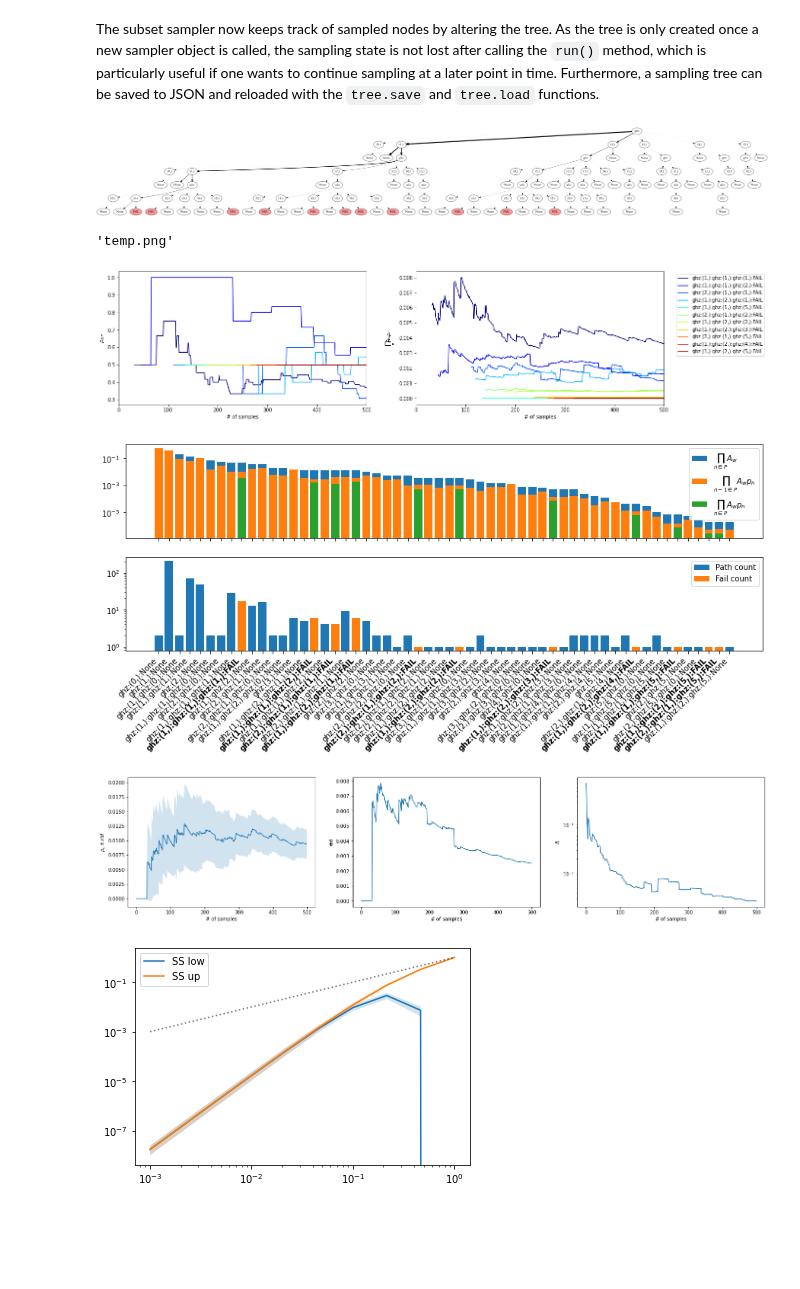
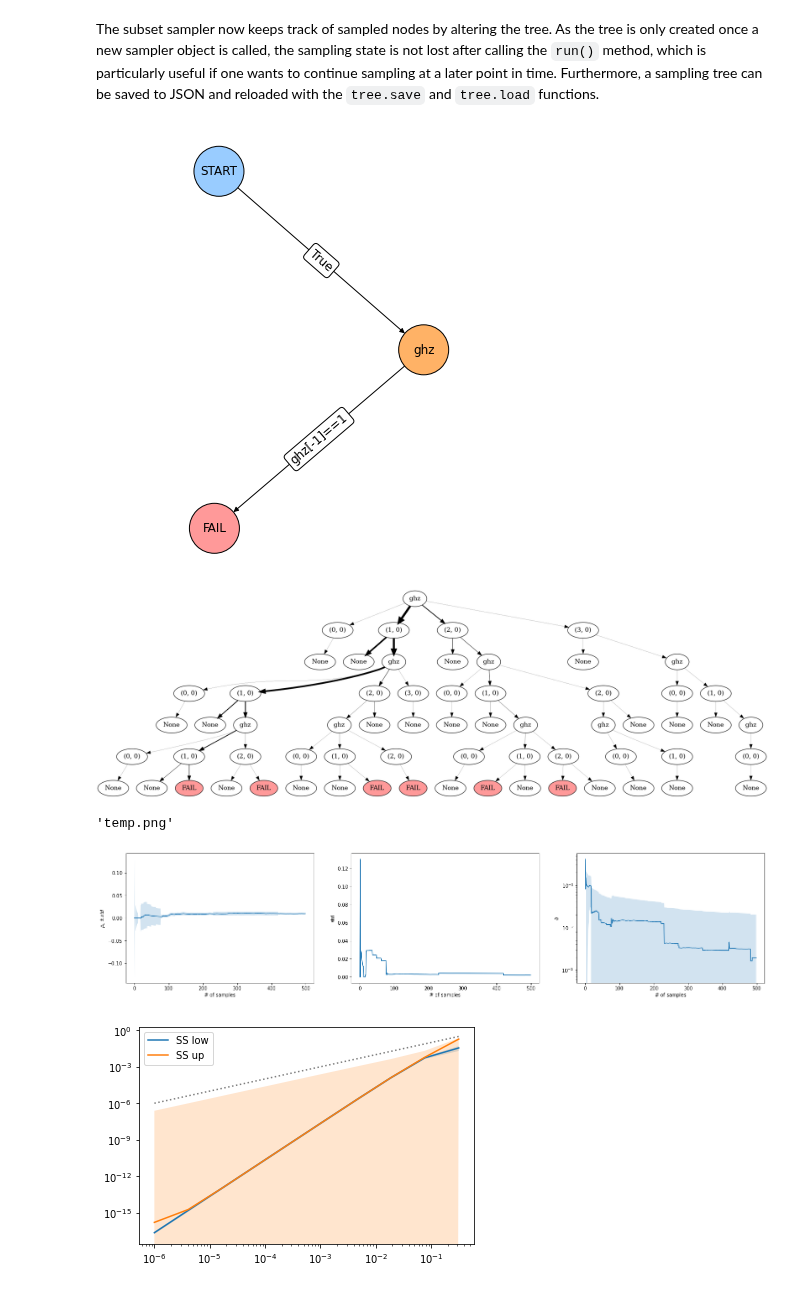
Before and after one commit to dpwinter/qsample, a Jupyter notebook: 05b_samplers.protocol_samplers.ipynb, the cells around one changed output. Drawn from its saved outputs; the diff is of its cells as text; code cells hidden in the pictures; blank space fills up the shorter version.

```diff
--- a/05b_samplers.protocol_samplers.ipynb
+++ b/05b_samplers.protocol_samplers.ipynb
@@ -117,7 +121,7 @@ def repeat(m):
     return len(m) < 3 and m[-1] == 1
 
 def logErr(m):
-    return len(m) >= 3 and m[-1] == 1 and m[-2] == 1 and m[-3] == 1
+    return len(m) >= 3 and m == [1,1,1]
 
 functions = {'logErr': logErr, 'repeat': repeat}
 
@@ -137,19 +141,23 @@ draw_protocol(g, figsize=(6,6))
 #slow
 
 from qsam.simulators.chp import ChpSimulator
+from qsam.simulators.projectq import StateVectorSimulator
 
 sample_range = np.logspace(-3,0,5)
-err_params = {'p': 1}
+err_params = {'p': sample_range}
 
-sam = Sampler(g, ChpSimulator)
-sam.setup(sample_range, err_params)
+fault_gen = Depolarizing(err_params)
+sam = Sampler(g, ChpSimulator, fault_gen)
+# sam = Sampler(g, StateVectorSimulator)
+
+# sam.setup(sample_range, err_params)
 
 callbacks = [
     cb.RelStdTarget(target=0.5),
     cb.PlotStats(sample_range),
-    cb.StatsPerSample(),
     # cb.VerboseCircuitExec()
 ]
-sam.run(n_samples=100, callbacks=callbacks)
+
+sam.run(n_samples=500, callbacks=callbacks)
 # %% [output]
 Rel. std target of 0.5 reached. Sampling stopped.
@@ -185,13 +192,13 @@ class CountNode(NodeMixin):
     @property
     def rate(self):
         assert not self.ckey and not self.is_root
-        if self.parent.counts < 2: return 0.5
+        if self.parent.counts == 0: return 0
         else: return self.counts / self.parent.counts
 
     @property
     def var(self, var_fn=math.Wilson_var):
         assert not self.ckey and not self.is_root
-        if self.parent.counts < 2: return 1.0
+        if self.parent.counts == 0: return 1.0
         else: return var_fn(self.rate, self.parent.counts)
 
     def __str__(self):
@@ -396,32 +447,54 @@ class SubsetSampler:
             if self.stop_sampling: break
 
         callbacks.on_sampler_end()
+# %%
+from qsam.protocol import Protocol, draw_protocol
+from qsam.circuit import Circuit
+
+ghz = Circuit([ {"init": {0,1,2,3,4}},
+                {"H": {0}},
+                {"CNOT": {(0,1)}},
+                {"CNOT": {(1,2)}},
+                {"CNOT": {(2,3)}},
+                {"CNOT": {(3,4)}},
+                {"CNOT": {(0,4)}},
+                {"measure": {4}}   ], ff_det=True)
+
+p = Protocol()
+p.add_nodes_from(['ghz'], circuits=[ghz])
+
+p.add_edge('START', 'ghz', check='True')
+
+p.add_edge('ghz', 'FAIL', check='ghz[-1]==1')
+
+draw_protocol(p, figsize=(6,6))
+# %% [output]
+[figure, added]
 # %%
 #slow
 from qsam.simulators.chp import ChpSimulator as CHP
+# from qsam.simulators.projectq import StateVectorSimulator as SVS
 
-sample_range = np.logspace(-3,0,10)
-err_params = {'p': 1}
+sample_range = np.logspace(-6,-0.5,10)
+err_params = {'p2': sample_range, 'm': 0.1}
 
-sam = SubsetSampler(g, CHP)
-sam.setup(sample_range, err_params, p_max=0.1)
+fault_gen = Depolarizing(err_params)
+sam = SubsetSampler(g, CHP, fault_gen, p_max=[0.1,0.1])
 
 callbacks = [
-    cb.SubsetRates(),
-    cb.PathProducts(),
+    # cb.SubsetRates(fail_only=True),
+    # cb.PathProducts(),
     cb.RelStdTarget(target=0.01),
     cb.StatsPerSample(),
-    cb.PlotStats(sample_range)
+    cb.PlotStats(sample_range),
 ]
-sam.run(500, callbacks=callbacks)
+sam.run(500, callbacks=callbacks)#, ss_sel_fn=random_sel)
 sam.tree.display()
 # %% [output]
-[figure, old version]
+[figure, new version]
 'temp.png'
-[figure, old version]
+[figure, new version]
-[figure, old version]
+[figure, new version]
-[figure, removed]
-[figure, removed]
 # %%
 show_doc(SubsetSampler)
 # %% [output]
```
Also changed, not shown: parts of 6 cells of this notebook, 47 other files.
